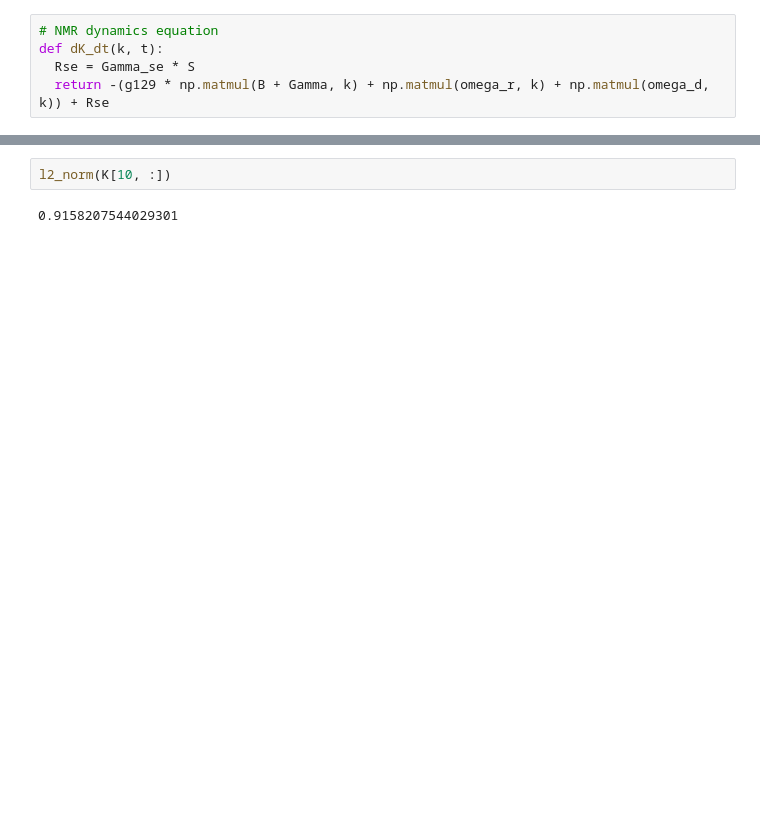
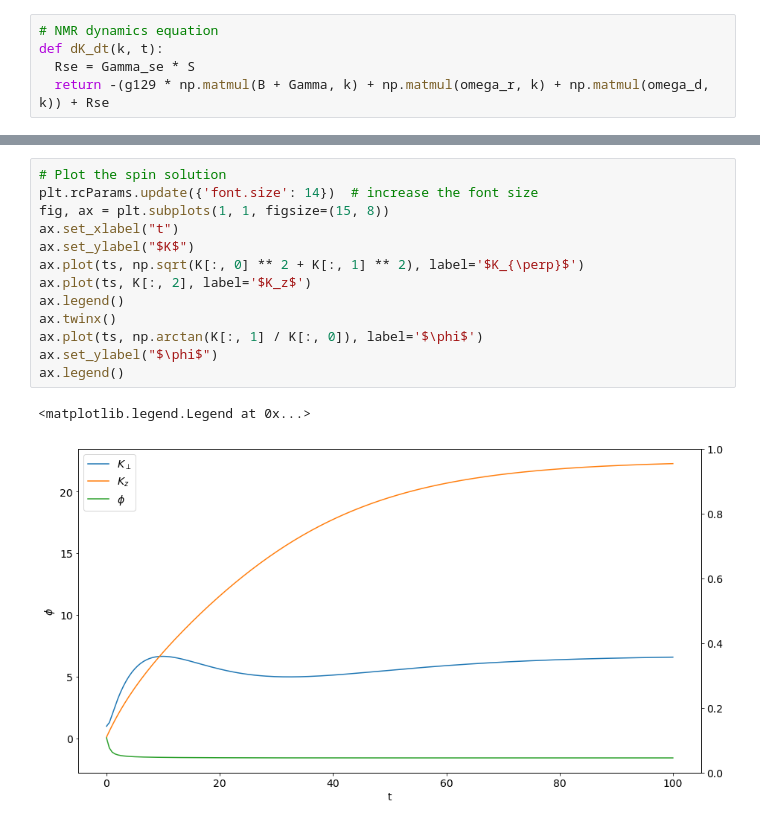
Before and after one commit to RoyElkabetz/NMR-gyroscope, a Jupyter notebook: NMR_simulation.ipynb, the cells around one changed output, grey strips where cells are left out. Cells and saved outputs as stored; diff of their text form; blank space fills up the shorter version.

```diff
--- a/NMR_simulation.ipynb
+++ b/NMR_simulation.ipynb
@@ -83,4 +85,16 @@ plt.show()
-# %%
-l2_norm(K[10, :])
-# %% [output]
-0.9158207544029301
+# %%
+# Plot the spin solution
+plt.rcParams.update({'font.size': 14})  # increase the font size
+fig, ax = plt.subplots(1, 1, figsize=(15, 8))
+ax.set_xlabel("t")
+ax.set_ylabel("$K$")
+ax.plot(ts, np.sqrt(K[:, 0] ** 2 + K[:, 1] ** 2), label='$K_{\perp}$')
+ax.plot(ts, K[:, 2], label='$K_z$')
+ax.legend()
+ax.twinx()
+ax.plot(ts, np.arctan(K[:, 1] / K[:, 0]), label='$\phi$')
+ax.set_ylabel("$\phi$")
+ax.legend()
+# %% [output]
+<matplotlib.legend.Legend at 0x...>
+[figure, added]
```
Also changed, not shown: parts of 3 cells of this notebook.
